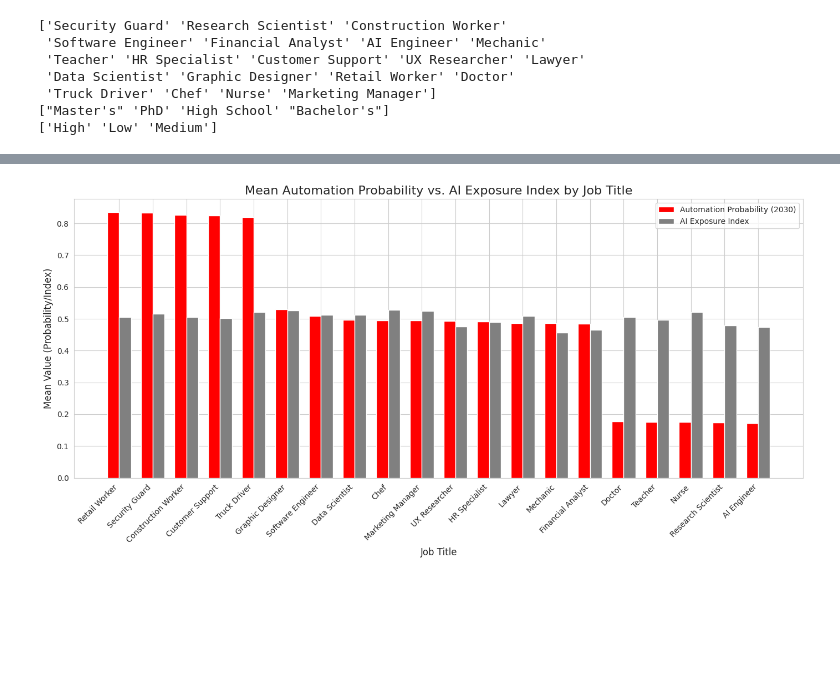
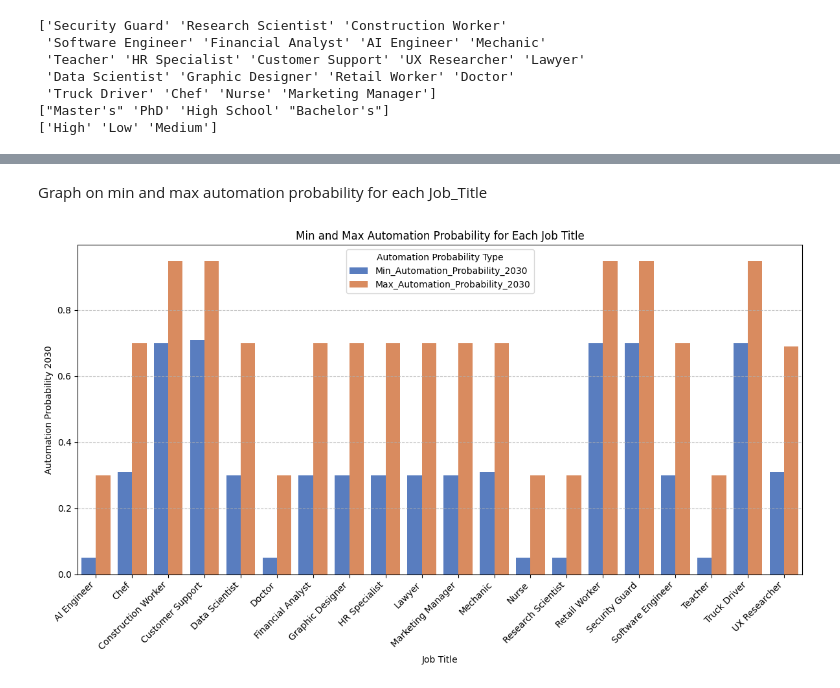
Before and after one commit to savitha14june/ai-impact-2030, a Jupyter notebook: ai_impact_on_jobs_DA.ipynb, the cells around one changed output, grey strips where cells are left out. Cells and saved outputs as stored; diff of their text form; code cells hidden in the pictures; blank space fills up the shorter version.

```diff
--- a/ai_impact_on_jobs_DA.ipynb
+++ b/ai_impact_on_jobs_DA.ipynb
@@ -99,41 +72,0 @@ plt.close()
-# %%
-import seaborn as sns
-import numpy as np
-
-job_df = df.groupby('Job_Title')[['Automation_Probability_2030', 'AI_Exposure_Index']].mean().reset_index()
-job_df = job_df.sort_values(by='Automation_Probability_2030', ascending=False)
-
-#List of job titles for the x-axis
-job_titles = job_df['Job_Title'].tolist()
-
-#Values for the two metrics
-automation_prob = job_df['Automation_Probability_2030'].values
-ai_exposure = job_df['AI_Exposure_Index'].values
-
-#Positions and width for the grouped bars
-x = np.arange(len(job_titles))
-width = 0.35
-
-plt.figure(figsize=(14, 7))
-sns.set_style("whitegrid")
-
-rects1 = plt.bar(x - width/2, automation_prob, width, label='Automation Probability (2030)', color='red')
-rects2 = plt.bar(x + width/2, ai_exposure, width, label='AI Exposure Index', color='grey')
-
-plt.title('Mean Automation Probability vs. AI Exposure Index by Job Title', fontsize=16)
-plt.xlabel('Job Title', fontsize=12)
-plt.ylabel('Mean Value (Probability/Index)', fontsize=12)
-
-plt.xticks(x, job_titles, rotation=45, ha='right')
-
-# Add a legend
-plt.legend(loc='upper right')
-
-# Adjust layout to prevent labels from being cut off
-plt.tight_layout()
-
-plt.show()
-plt.savefig('job_metrics_grouped_bar_chart_matplotlib.png')
-plt.close()
-# %% [output]
-[figure, removed]
@@ -148,0 +73,30 @@ figure.show()
+# %% [markdown]
+Graph on min and max automation probability for each Job_Title
+# %%
+import matplotlib.pyplot as plt
+import seaborn as sns
+
+# Calculate min and max automation probability for each Job_Title
+automation_probability_stats = df.groupby('Job_Title')['Automation_Probability_2030'].agg(['min', 'max']).reset_index()
+automation_probability_stats.rename(columns={'min': 'Min_Automation_Probability_2030', 'max': 'Max_Automation_Probability_2030'}, inplace=True)
+
+# Melt the DataFrame to prepare for grouped bar chart
+automation_stats_melted = automation_probability_stats.melt(
+    id_vars=['Job_Title'],
+    value_vars=['Min_Automation_Probability_2030', 'Max_Automation_Probability_2030'],
+    var_name='Automation_Type',
+    value_name='Automation_Probability'
+)
+
+plt.figure(figsize=(12, 7))
+sns.barplot(x='Job_Title', y='Automation_Probability', hue='Automation_Type', data=automation_stats_melted, palette='muted')
+plt.title('Min and Max Automation Probability for Each Job Title')
+plt.xlabel('Job Title')
+plt.ylabel('Automation Probability 2030')
+plt.xticks(rotation=45, ha='right')
+plt.legend(title='Automation Probability Type')
+plt.grid(axis='y', linestyle='--', alpha=0.7)
+plt.tight_layout()
+plt.show()
+# %% [output]
+[figure, added]
```
Also changed, not shown: parts of 4 cells of this notebook.
